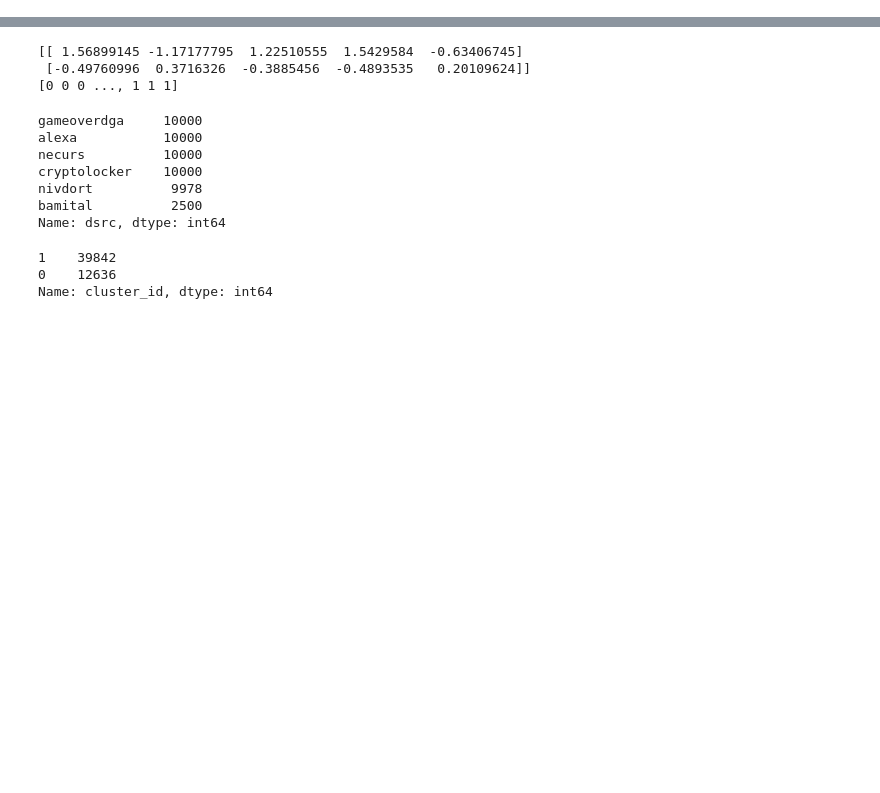
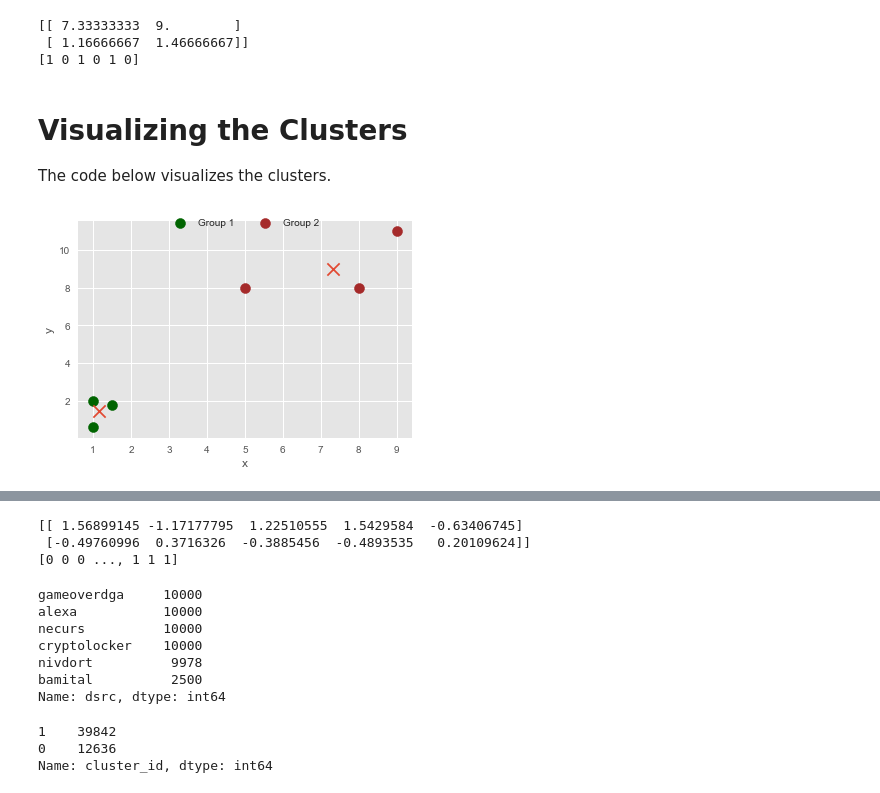
Before and after one commit to cgivre/oreilly-sec-2017, a Jupyter notebook: archive/Notebooks/Unsupervised/K-Means Experiment.ipynb, the cells around one changed output, grey strips where cells are left out. Cells and saved outputs as stored; diff of their text form; code cells hidden in the pictures; blank space fills up the shorter version.

Commit message:
Added KMeans Experiment

```diff
--- a/archive/Notebooks/Unsupervised/K-Means Experiment.ipynb
+++ b/archive/Notebooks/Unsupervised/K-Means Experiment.ipynb
@@ -2,3 +2,9 @@
 import pandas as pd
 from sklearn.cluster import KMeans
 from sklearn.preprocessing import StandardScaler
+from yellowbrick.cluster import KElbowVisualizer, SilhouetteVisualizer
+import pandas as pd
+import matplotlib.pyplot as plt
+from matplotlib import style
+style.use("ggplot")
+%matplotlib inline
@@ -4,0 +18,8 @@ from sklearn.preprocessing import StandardScaler
+# %%
+data = pd.DataFrame([[1, 2],
+              [5, 8],
+              [1.5, 1.8],
+              [8, 8],
+              [1, 0.6],
+              [9, 11]], columns=['x','y'])
+print( data )
@@ -4,0 +41,29 @@ from sklearn.preprocessing import StandardScaler
+# %%
+kmeans = KMeans(n_clusters=2).fit(data)
+
+centroids = kmeans.cluster_centers_
+labels = kmeans.labels_
+
+print(centroids)
+print(labels)
+# %% [output]
+[[ 7.33333333  9.        ]
+ [ 1.16666667  1.46666667]]
+[1 0 1 0 1 0]
+# %% [markdown]
+# Visualizing the Clusters
+The code below visualizes the clusters.
+# %%
+data['labels'] = labels
+
+#plt.plot(data, colors[data['labels'], markersize = 10)
+
+group1 = data[data['labels']==1].plot( kind='scatter', x='x', y='y',  s=100, color='DarkGreen', label="Group 1" )
+group2 = data[data['labels']==0].plot( kind='scatter', x='x', y='y', s=100,color='Brown', ax=group1, label="Group 2" )
+group1.legend(loc='upper center', bbox_to_anchor=(0.5, 1.05),
+          ncol=3, fancybox=True, shadow=True)
+plt.scatter(centroids[:, 0],centroids[:, 1], marker = "x", s=150, linewidths = 5, zorder = 10)
+
+plt.show()
+# %% [output]
+[figure, added]
```
Also changed, not shown: parts of 18 cells of this notebook, 1 other file.
